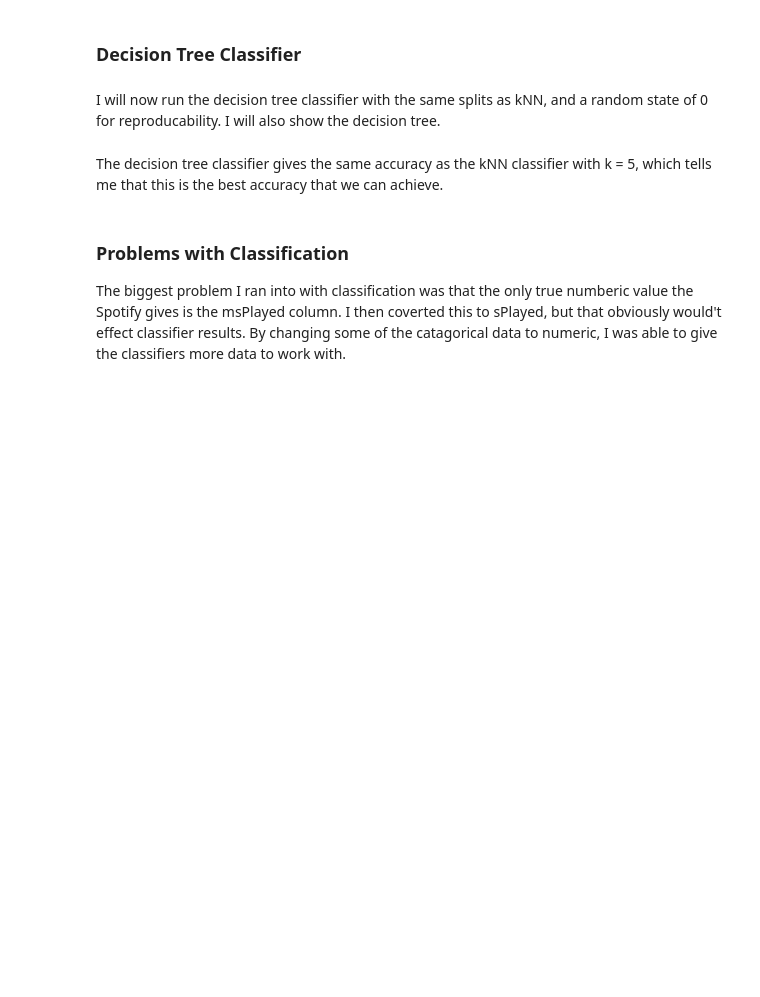
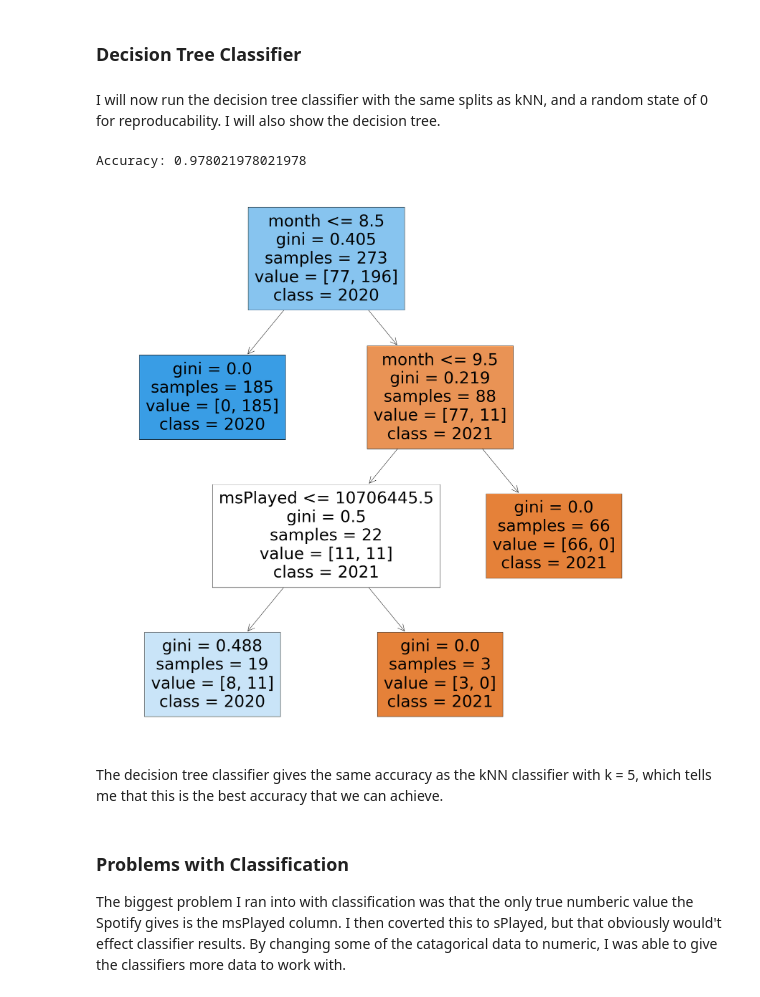
Before and after one commit to dylaneck/Dylan-Eck-Final-Project, a Jupyter notebook: Main.ipynb, the cells around one changed output. Cells and saved outputs as stored; diff of their text form; code cells hidden in the pictures; blank space fills up the shorter version.

```diff
--- a/Main.ipynb
+++ b/Main.ipynb
@@ -398,7 +404,10 @@ It appears that the classifier is most accurate when k = 5. The is an incredibly
 # %% [markdown]
 I will now run the decision tree classifier with the same splits as kNN, and a random state of 0 for reproducability. I will also show the decision tree.
 # %%
-utils.tree_classifier(days_ser)
+utils.tree_classifier(days_df)
+# %% [output]
+Accuracy: 0.978021978021978
+[figure, added]
 # %% [markdown]
 The decision tree classifier gives the same accuracy as the kNN classifier with k = 5, which tells me that this is the best accuracy that we can achieve.
 # %% [markdown]
```
Also changed, not shown: parts of 4 cells of this notebook.
